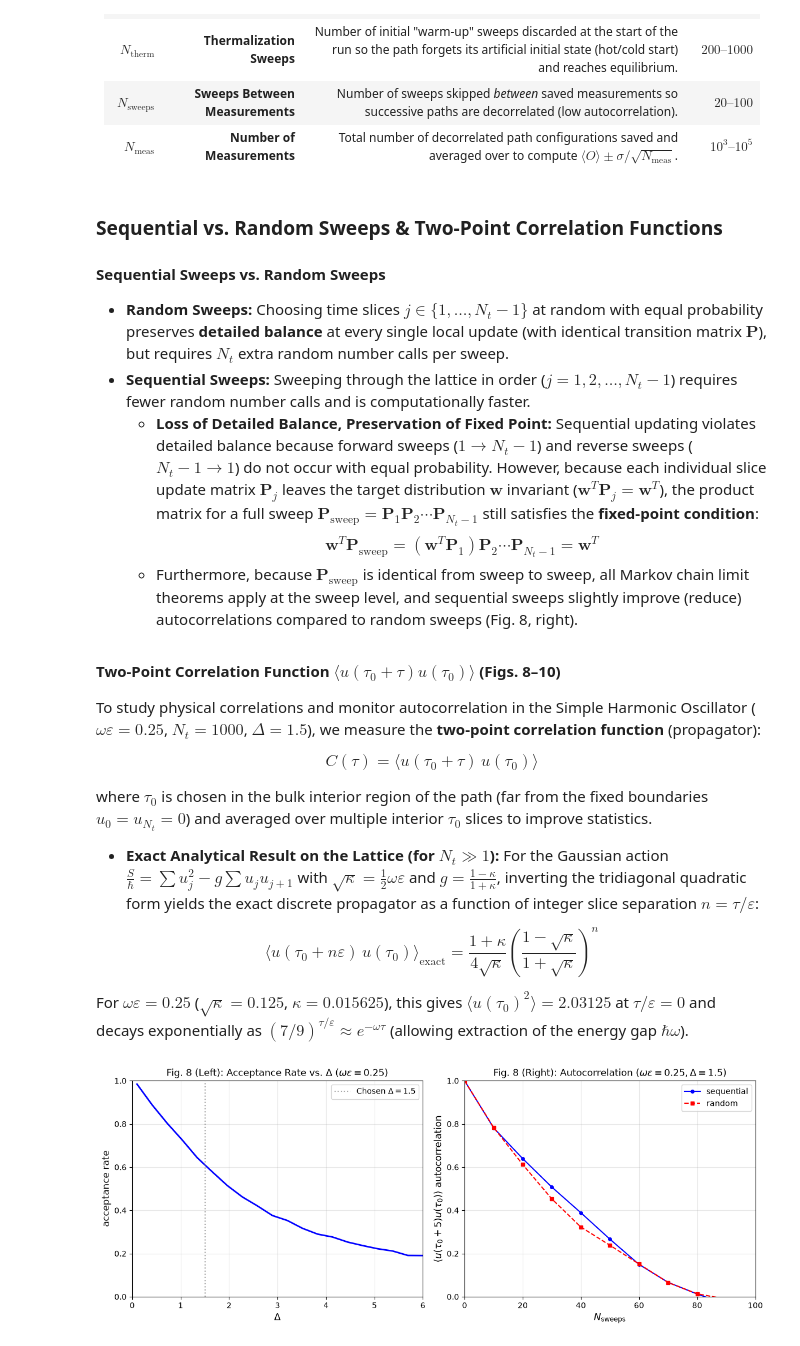
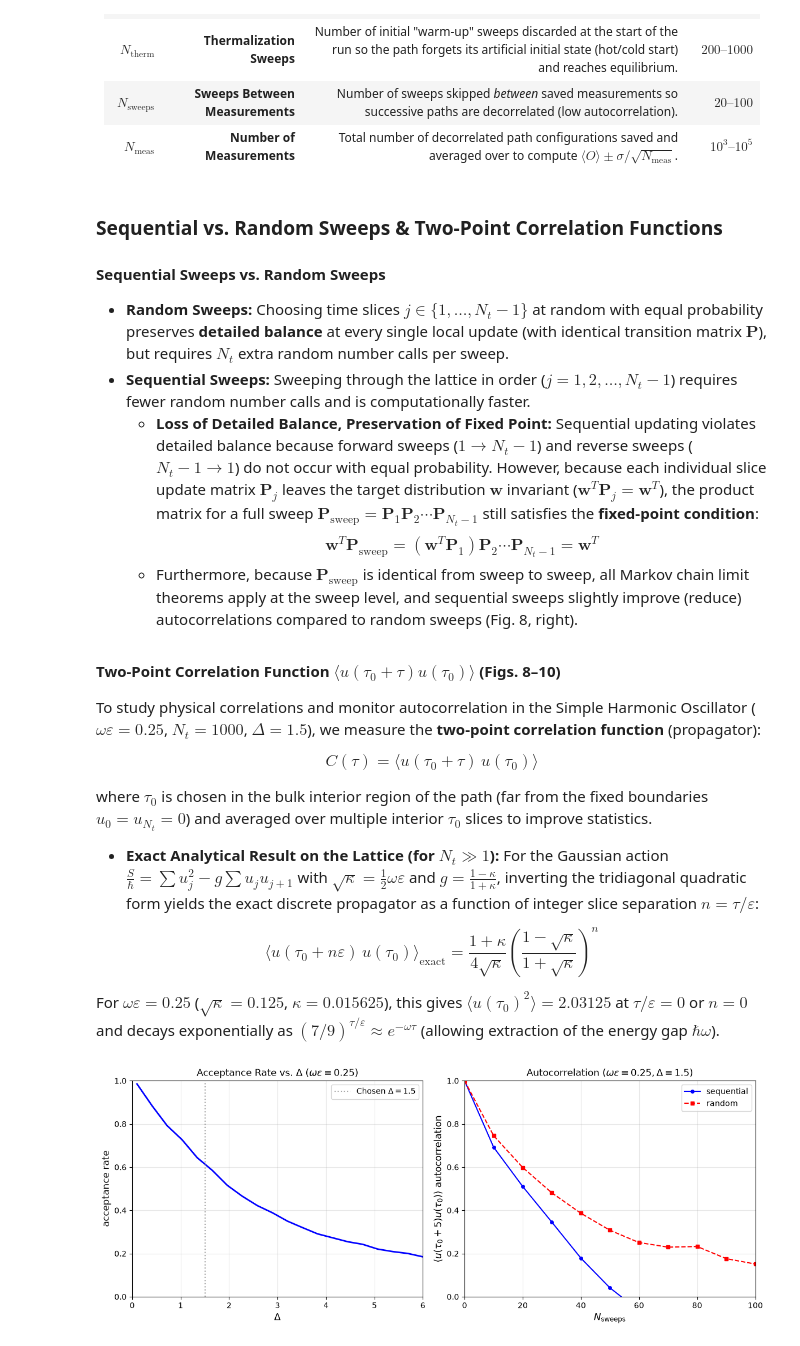
Before and after one commit to LostGraviton/MonteCarlo, a Jupyter notebook: Morningstar.ipynb, the cells around one changed output. Drawn from its saved outputs; the diff is of its cells as text; code cells hidden in the pictures.

```diff
--- a/Morningstar.ipynb
+++ b/Morningstar.ipynb
@@ -1464,12 +1464,14 @@ where $\tau_0$ is chosen in the bulk interior region of the path (far from the f
 
 $$ \langle u(\tau_0 + n\varepsilon)\, u(\tau_0) \rangle_{\text{exact}} = \frac{1 + \kappa}{4\sqrt{\kappa}} \left( \frac{1 - \sqrt{\kappa}}{1 + \sqrt{\kappa}} \right)^n$$
 
-  For $\omega\varepsilon = 0.25$ ($\sqrt{\kappa} = 0.125$, $\kappa = 0.015625$), this gives $\langle u(\tau_0)^2 \rangle = 2.03125$ at $\tau/\varepsilon = 0$ and decays exponentially as $(7/9)^{\tau/\varepsilon} \approx e^{-\omega\tau}$ (allowing extraction of the energy gap $\hbar\omega$).
+  For $\omega\varepsilon = 0.25$ ($\sqrt{\kappa} = 0.125$, $\kappa = 0.015625$), this gives $\langle u(\tau_0)^2 \rangle = 2.03125$ at $\tau/\varepsilon = 0$ or $n = 0$ and decays exponentially as $(7/9)^{\tau/\varepsilon} \approx e^{-\omega\tau}$ (allowing extraction of the energy gap $\hbar\omega$).
 # %%
+# Autocorrelation and acceptance rate analysis for the SHO lattice example from the article
+
 import numpy as np
 import matplotlib.pyplot as plt
 
-rng = np.random.default_rng(42)
+rng = np.random.default_rng(10)
 
 # =====================================================================
 # 1. SHO Lattice Parameters (Article Section 4)
@@ -1485,15 +1487,15 @@ Nt = 1000  # Path has slices j = 0, 1, ..., Nt with u_0 = u_Nt = 0
 def sweep_sequential(u, g, Delta, rng):
     """Updates interior slices j = 1, ..., Nt-1 in sequential order."""
     Nt = len(u) - 1
-    deltas = rng.uniform(-Delta, Delta, size=Nt)
-    rands = rng.uniform(0.0, 1.0, size=Nt)
-    accepted = 0
+    deltas = rng.uniform(-Delta, Delta, size=Nt) # an array of random deltas for each slice
+    rands = rng.uniform(0.0, 1.0, size=Nt) # an array of random numbers for acceptance check
+    accepted = 0 # Count of accepted updates
 
-    for j in range(1, Nt):
+    for j in range(1, Nt): # skip the boundary slices j=0 and j=Nt
         d = deltas[j]
         # Local action change: dS/hbar = d * (d + 2*u_j - g*(u_{j-1} + u_{j+1}))
         dS = d * (d + 2.0 * u[j] - g * (u[j - 1] + u[j + 1]))
-        if dS <= 0.0 or rands[j] < np.exp(-dS):
+        if dS <= 0.0 or rands[j] < np.exp(-dS): # Accept with probability min(1, exp(-dS))
             u[j] += d
             accepted += 1
 
@@ -1502,22 +1504,22 @@ def sweep_sequential(u, g, Delta, rng):
 def sweep_random(u, g, Delta, rng):
     """Updates Nt randomly chosen interior slices j in {1, ..., Nt-1}."""
     Nt = len(u) - 1
-    j_indices = rng.integers(1, Nt, size=Nt)
-    deltas = rng.uniform(-Delta, Delta, size=Nt)
-    rands = rng.uniform(0.0, 1.0, size=Nt)
-    accepted = 0
+    j_indices = rng.integers(1, Nt, size=Nt) # an array of randomly chosen indices
+    deltas = rng.uniform(-Delta, Delta, size=Nt) # an array of random deltas for each slice
+    rands = rng.uniform(0.0, 1.0, size=Nt) # an array of random numbers for acceptance check
+    accepted = 0 # Count of accepted updates
 
     for k in range(Nt):
         j = j_indices[k]
         d = deltas[k]
         dS = d * (d + 2.0 * u[j] - g * (u[j - 1] + u[j + 1]))
-        if dS <= 0.0 or rands[k] < np.exp(-dS):
+        if dS <= 0.0 or rands[k] < np.exp(-dS): # Accept with probability min(1, exp(-dS))
             u[j] += d
             accepted += 1
 
     return accepted / Nt
 
-def measure_correlator_lag(u, lag=5, i_start=200, i_end=800):
+def measure_correlator_lag(u, lag=5, i_start=200, i_end=800): # i_start and i_end define the middle region of the path to avoid boundary effects
     """Measures <u(tau0 + lag) u(tau0)> averaged over the middle region."""
     return np.mean(u[i_start : i_end] * u[i_start + lag : i_end + lag])
 
@@ -1555,7 +1557,7 @@ n_track = 3000  # Consecutive sweeps to measure autocorrelation up to lag 100
 # A) Sequential sweeps
 u_seq = np.zeros(Nt + 1)
 for _ in range(n_therm):
-    sweep_sequential(u_seq, g, Delta, rng)
+    sweep_sequential(u_seq, g, Delta, rng) # thermalization sweeps
 obs_seq = np.array([
     (sweep_sequential(u_seq, g, Delta, rng), measure_correlator_lag(u_seq, lag=5))[1]
     for _ in range(n_track)
@@ -1564,47 +1566,47 @@ obs_seq = np.array([
 # B) Random sweeps
 u_rand = np.zeros(Nt + 1)
 for _ in range(n_therm):
-    sweep_random(u_rand, g, Delta, rng)
+    sweep_random(u_rand, g, Delta, rng) # thermalization sweeps
 obs_rand = np.array([
     (sweep_random(u_rand, g, Delta, rng), measure_correlator_lag(u_rand, lag=5))[1]
     for _ in range(n_track)
 ])
 
 lags = np.arange(0, 101, 10)
-rho_seq = compute_autocorr(obs_seq, max_lag=100)[lags]
+rho_seq = compute_autocorr(obs_seq, max_lag=100)[lags] # lags = 0, 10, 20, ..., 100
 rho_rand = compute_autocorr(obs_rand, max_lag=100)[lags]
 
 # =====================================================================
 # 5. Plot Reproduction of Fig. 8
 # =====================================================================
 fig, (ax1, ax2) = plt.subplots(1, 2, figsize=(12, 4.8))
 
 # Left Panel: Acceptance Rate vs Delta
 ax1.plot(delta_grid, acc_rates, 'b-', lw=2)
 ax1.axvline(1.5, color='gray', ls=':', alpha=0.7, label=r'Chosen $\Delta = 1.5$')
 ax1.set_xlim(0, 6)
 ax1.set_ylim(0, 1.0)
 ax1.set_xlabel(r'$\Delta$', fontsize=12)
 ax1.set_ylabel('acceptance rate', fontsize=12)
-ax1.set_title(r'Fig. 8 (Left): Acceptance Rate vs. $\Delta$ ($\omega\varepsilon = 0.25$)')
+ax1.set_title(r'Acceptance Rate vs. $\Delta$ ($\omega\varepsilon = 0.25$)')
 ax1.legend()
 ax1.grid(True, alpha=0.3)
 
 # Right Panel: Autocorrelation vs N_sweeps
 ax2.plot(lags, rho_seq, 'b-o', markersize=4, label='sequential')
 ax2.plot(lags, rho_rand, 'r--s', markersize=4, label='random')
 ax2.set_xlim(0, 100)
 ax2.set_ylim(0, 1.0)
 ax2.set_xlabel(r'$N_{\mathrm{sweeps}}$', fontsize=12)
 ax2.set_ylabel(r'$\langle u(\tau_0+5)u(\tau_0)\rangle$ autocorrelation', fontsize=12)
-ax2.set_title(r'Fig. 8 (Right): Autocorrelation ($\omega\varepsilon = 0.25, \Delta = 1.5$)')
+ax2.set_title(r'Autocorrelation ($\omega\varepsilon = 0.25, \Delta = 1.5$)')
 ax2.legend()
 ax2.grid(True, alpha=0.3)
 
 plt.tight_layout()
 plt.show()
 # %% [output]
-[figure, old version]
+[figure, new version]
 # %%
 # =====================================================================
 # Reproducing Fig. 9 (Sample Paths) and Fig. 10 (Correlation Function)
```
Also changed, not shown: parts of 2 cells of this notebook.
